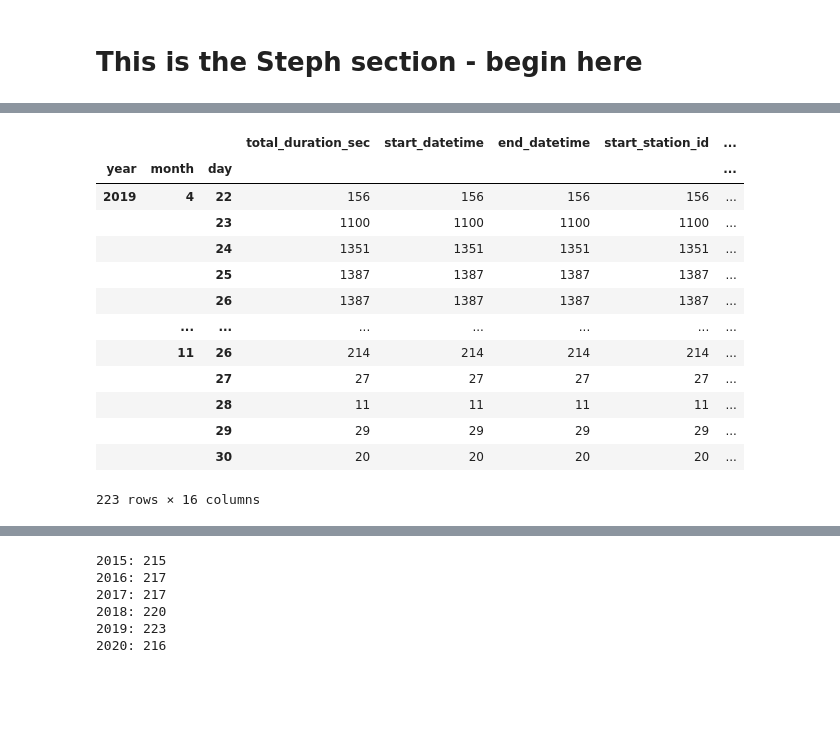
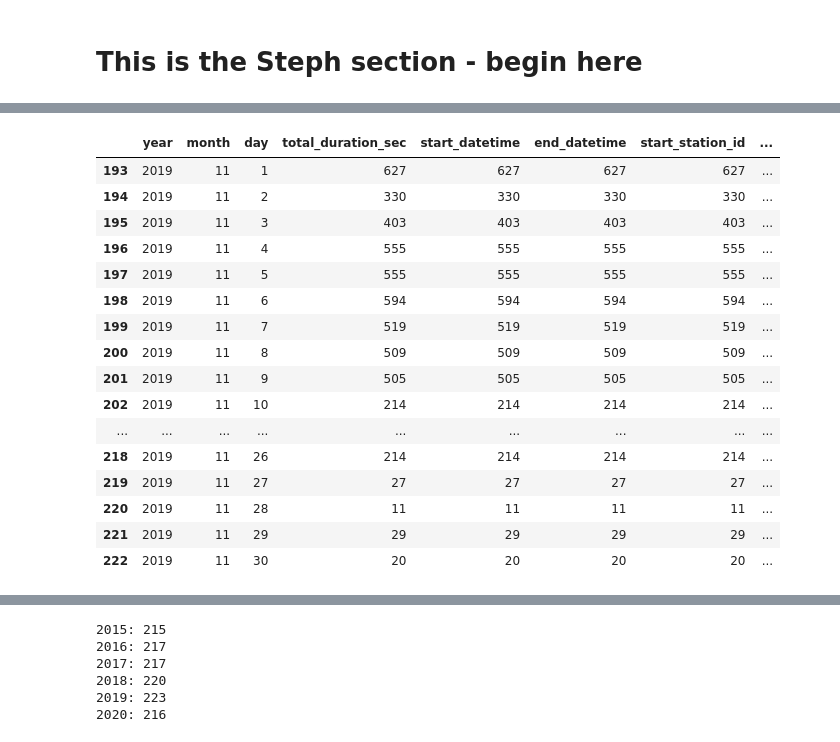
Before and after one commit to luchovzla/project-1, a Jupyter notebook: NiceRideCombined.ipynb, the cells around one changed output, grey strips where cells are left out. Saved outputs shown, nothing was run; the diff lists cells and outputs as text; code cells hidden in the pictures; blank space fills up the shorter version.

```diff
--- a/NiceRideCombined.ipynb
+++ b/NiceRideCombined.ipynb
@@ -404,30 +385,34 @@ per_day_18
 # %%
 # 2019
 # Split datetime column into three values
 df_2019["year"] = df_2019.start_datetime.dt.year
 df_2019["month"] = df_2019.start_datetime.dt.month
 df_2019["day"] = df_2019.start_datetime.dt.day
 df_2019.head()
 
 # Group by month, day
-per_day_19 = df_2019.groupby([df_2019.year, df_2019.month, df_2019.day]).count()
+per_day_19 = df_2019.groupby([df_2019.year, df_2019.month, df_2019.day]).count().reset_index()
 per_day_19 = pd.DataFrame(per_day_19)
-per_day_19
+per_day_19.loc[per_day_19["month"] == 11]
+# Need 0 for 4/1 - 4/21
 # %% [output]
-|  |  |  | total_duration_sec | start_datetime | end_datetime | start_station_id | ... |
-| year | month | day |  |  |  |  | ... |
-| 2019 | 4 | 22 | 156 | 156 | 156 | 156 | ... |
-|  |  | 23 | 1100 | 1100 | 1100 | 1100 | ... |
-|  |  | 24 | 1351 | 1351 | 1351 | 1351 | ... |
-|  |  | 25 | 1387 | 1387 | 1387 | 1387 | ... |
-|  |  | 26 | 1387 | 1387 | 1387 | 1387 | ... |
-|  | ... | ... | ... | ... | ... | ... | ... |
-|  | 11 | 26 | 214 | 214 | 214 | 214 | ... |
-|  |  | 27 | 27 | 27 | 27 | 27 | ... |
-|  |  | 28 | 11 | 11 | 11 | 11 | ... |
-|  |  | 29 | 29 | 29 | 29 | 29 | ... |
-|  |  | 30 | 20 | 20 | 20 | 20 | ... |
+|  | year | month | day | total_duration_sec | start_datetime | end_datetime | start_station_id | ... |
+| 193 | 2019 | 11 | 1 | 627 | 627 | 627 | 627 | ... |
+| 194 | 2019 | 11 | 2 | 330 | 330 | 330 | 330 | ... |
+| 195 | 2019 | 11 | 3 | 403 | 403 | 403 | 403 | ... |
+| 196 | 2019 | 11 | 4 | 555 | 555 | 555 | 555 | ... |
+| 197 | 2019 | 11 | 5 | 555 | 555 | 555 | 555 | ... |
+| 198 | 2019 | 11 | 6 | 594 | 594 | 594 | 594 | ... |
+| 199 | 2019 | 11 | 7 | 519 | 519 | 519 | 519 | ... |
+| 200 | 2019 | 11 | 8 | 509 | 509 | 509 | 509 | ... |
+| 201 | 2019 | 11 | 9 | 505 | 505 | 505 | 505 | ... |
+| 202 | 2019 | 11 | 10 | 214 | 214 | 214 | 214 | ... |
+| ... | ... | ... | ... | ... | ... | ... | ... | ... |
+| 218 | 2019 | 11 | 26 | 214 | 214 | 214 | 214 | ... |
+| 219 | 2019 | 11 | 27 | 27 | 27 | 27 | 27 | ... |
+| 220 | 2019 | 11 | 28 | 11 | 11 | 11 | 11 | ... |
+| 221 | 2019 | 11 | 29 | 29 | 29 | 29 | 29 | ... |
+| 222 | 2019 | 11 | 30 | 20 | 20 | 20 | 20 | ... |
-223 rows × 16 columns
 # %%
 # 2020
 # Split datetime column into three values
```
Also changed, not shown: parts of 7 cells of this notebook.
